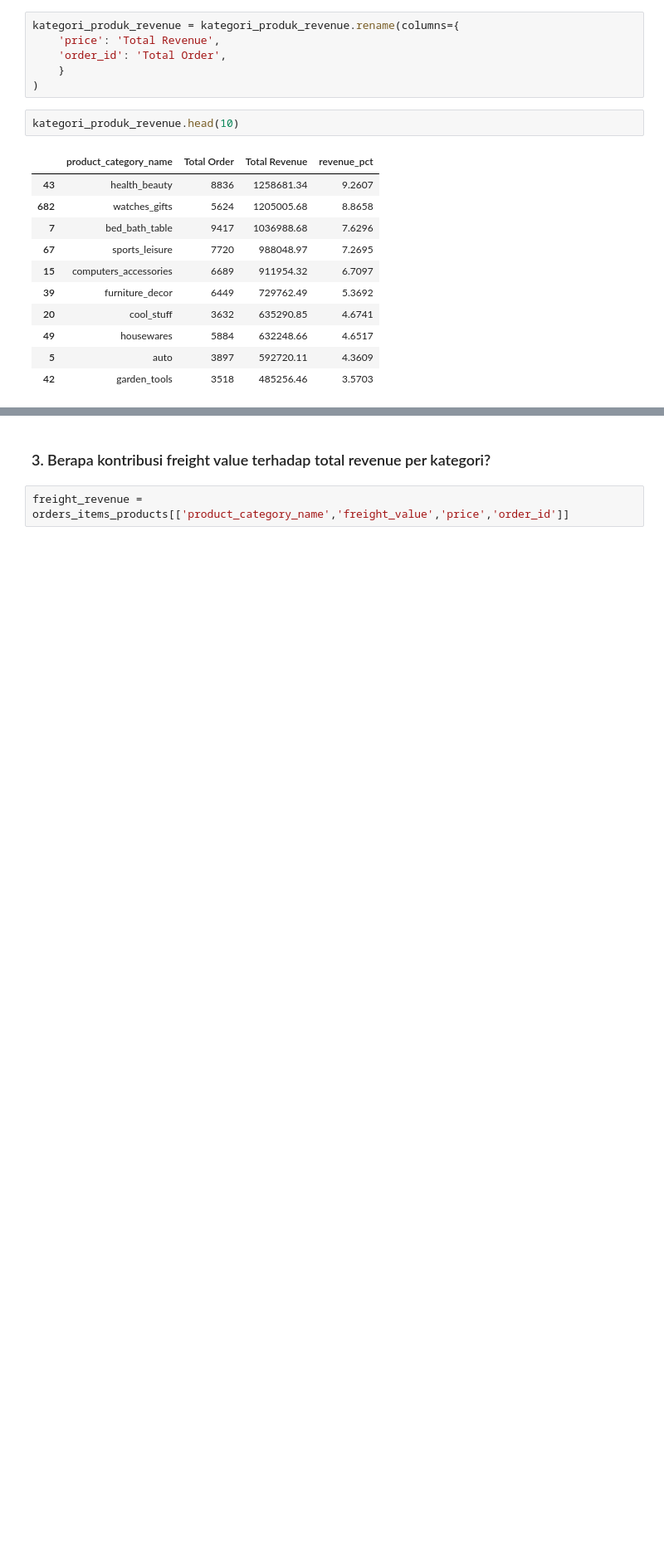
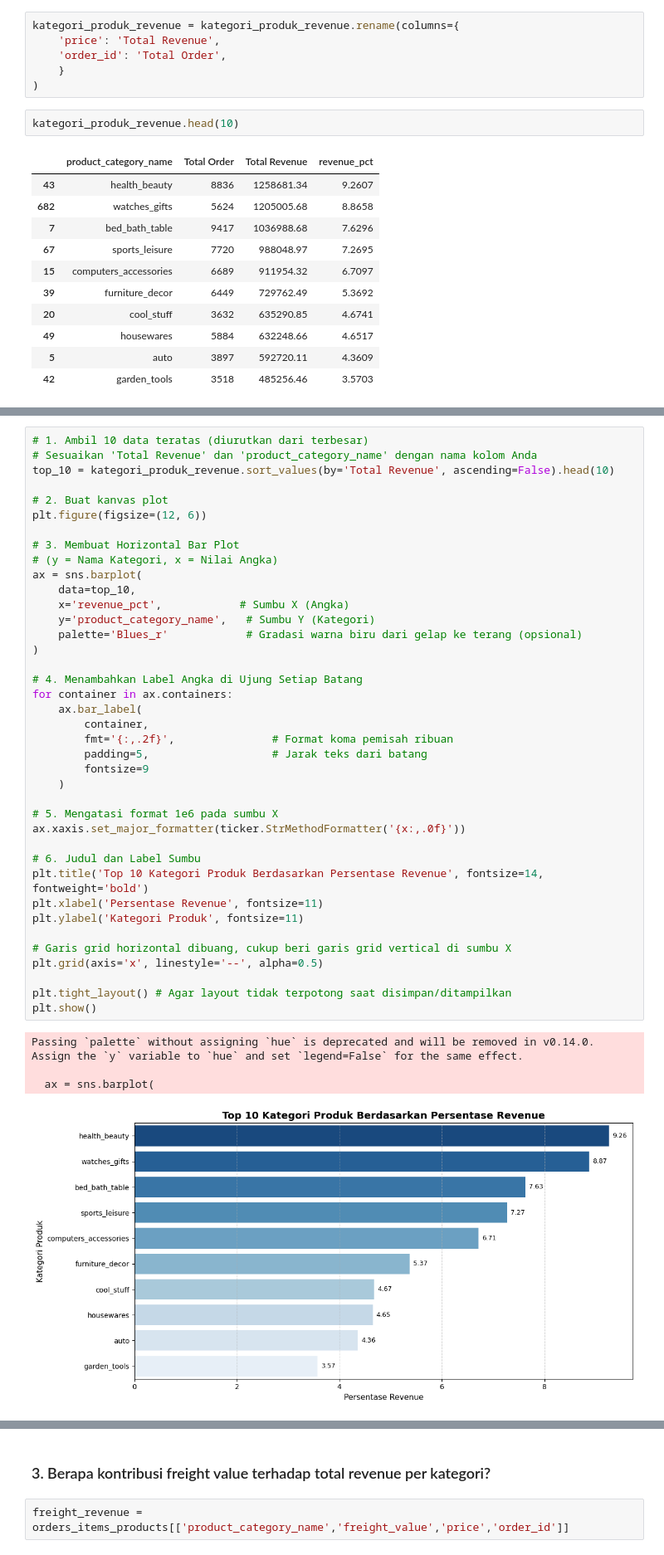
Before and after one commit to adinfir/data-new, a Jupyter notebook: Sales & Revenue.ipynb, the cells around one changed output, grey strips where cells are left out. Shown at 83% size. Drawn from its saved outputs; the diff is of its cells as text; blank space fills up the shorter version.

```diff
--- a/Sales & Revenue.ipynb
+++ b/Sales & Revenue.ipynb
@@ -497,0 +638,44 @@ kategori_produk_revenue.head(10)
+# %%
+# 1. Ambil 10 data teratas (diurutkan dari terbesar)
+# Sesuaikan 'Total Revenue' dan 'product_category_name' dengan nama kolom Anda
+top_10 = kategori_produk_revenue.sort_values(by='Total Revenue', ascending=False).head(10)
+
+# 2. Buat kanvas plot
+plt.figure(figsize=(12, 6))
+
+# 3. Membuat Horizontal Bar Plot
+# (y = Nama Kategori, x = Nilai Angka)
+ax = sns.barplot(
+    data=top_10,
+    x='revenue_pct',            # Sumbu X (Angka)
+    y='product_category_name',   # Sumbu Y (Kategori)
+    palette='Blues_r'            # Gradasi warna biru dari gelap ke terang (opsional)
+)
+
+# 4. Menambahkan Label Angka di Ujung Setiap Batang
+for container in ax.containers:
+    ax.bar_label(
+        container,
+        fmt='{:,.2f}',               # Format koma pemisah ribuan
+        padding=5,                   # Jarak teks dari batang
+        fontsize=9
+    )
+
+# 5. Mengatasi format 1e6 pada sumbu X
+ax.xaxis.set_major_formatter(ticker.StrMethodFormatter('{x:,.0f}'))
+
+# 6. Judul dan Label Sumbu
+plt.title('Top 10 Kategori Produk Berdasarkan Persentase Revenue', fontsize=14, fontweight='bold')
+plt.xlabel('Persentase Revenue', fontsize=11)
+plt.ylabel('Kategori Produk', fontsize=11)
+
+# Garis grid horizontal dibuang, cukup beri garis grid vertical di sumbu X
+plt.grid(axis='x', linestyle='--', alpha=0.5)
+
+plt.tight_layout() # Agar layout tidak terpotong saat disimpan/ditampilkan
+plt.show()
+# %% [output]
+Passing `palette` without assigning `hue` is deprecated and will be removed in v0.14.0. Assign the `y` variable to `hue` and set `legend=False` for the same effect.
+
+  ax = sns.barplot(
+[figure, added]
```
Also changed, not shown: parts of 25 cells of this notebook.
